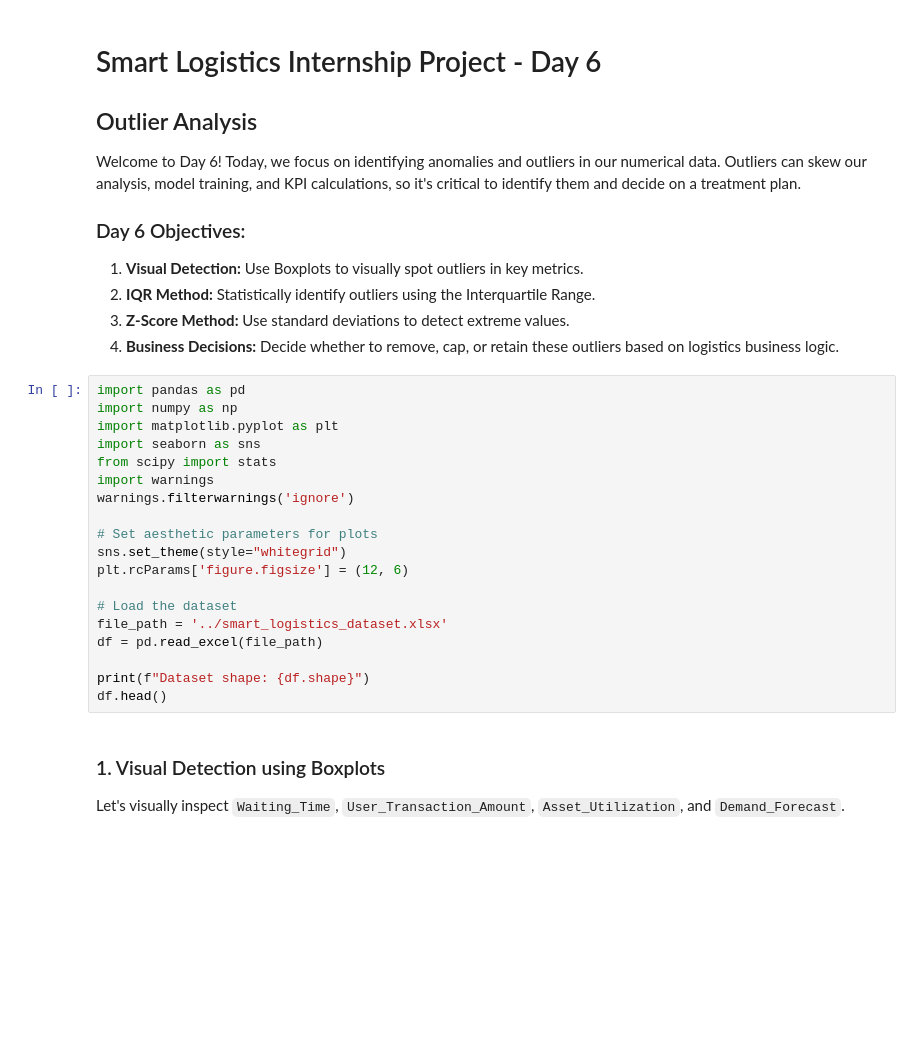
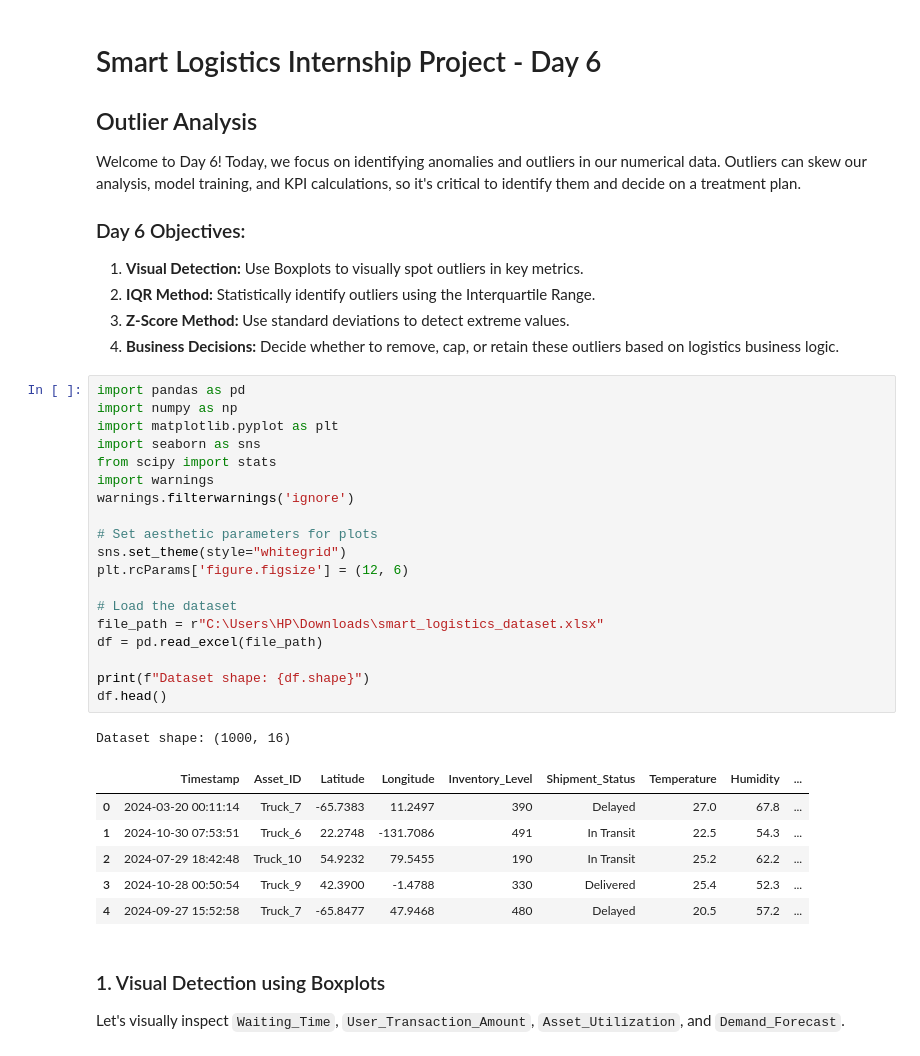
Before and after one commit to Praneeth-Gurram/project, a Jupyter notebook: notebooks/Day_6_Outlier_Analysis.ipynb, the cells around one changed output. Drawn from its saved outputs; the diff is of its cells as text; blank space fills up the shorter version.

```diff
--- a/notebooks/Day_6_Outlier_Analysis.ipynb
+++ b/notebooks/Day_6_Outlier_Analysis.ipynb
@@ -12,22 +12,30 @@ Welcome to Day 6! Today, we focus on identifying anomalies and outliers in our n
 # %%
 import pandas as pd
 import numpy as np
 import matplotlib.pyplot as plt
 import seaborn as sns
 from scipy import stats
 import warnings
 warnings.filterwarnings('ignore')
 
 # Set aesthetic parameters for plots
 sns.set_theme(style="whitegrid")
 plt.rcParams['figure.figsize'] = (12, 6)
 
 # Load the dataset
-file_path = '../smart_logistics_dataset.xlsx'
+file_path = r"C:\Users\HP\Downloads\smart_logistics_dataset.xlsx"
 df = pd.read_excel(file_path)
 
 print(f"Dataset shape: {df.shape}")
 df.head()
+# %% [output]
+Dataset shape: (1000, 16)
+|  | Timestamp | Asset_ID | Latitude | Longitude | Inventory_Level | Shipment_Status | Temperature | Humidity | ... |
+| 0 | 2024-03-20 00:11:14 | Truck_7 | -65.7383 | 11.2497 | 390 | Delayed | 27.0 | 67.8 | ... |
+| 1 | 2024-10-30 07:53:51 | Truck_6 | 22.2748 | -131.7086 | 491 | In Transit | 22.5 | 54.3 | ... |
+| 2 | 2024-07-29 18:42:48 | Truck_10 | 54.9232 | 79.5455 | 190 | In Transit | 25.2 | 62.2 | ... |
+| 3 | 2024-10-28 00:50:54 | Truck_9 | 42.3900 | -1.4788 | 330 | Delivered | 25.4 | 52.3 | ... |
+| 4 | 2024-09-27 15:52:58 | Truck_7 | -65.8477 | 47.9468 | 480 | Delayed | 20.5 | 57.2 | ... |
 # %% [markdown]
 ### 1. Visual Detection using Boxplots
 Let's visually inspect `Waiting_Time`, `User_Transaction_Amount`, `Asset_Utilization`, and `Demand_Forecast`.
```
Also changed, not shown: parts of 3 cells of this notebook, 23 other files.
